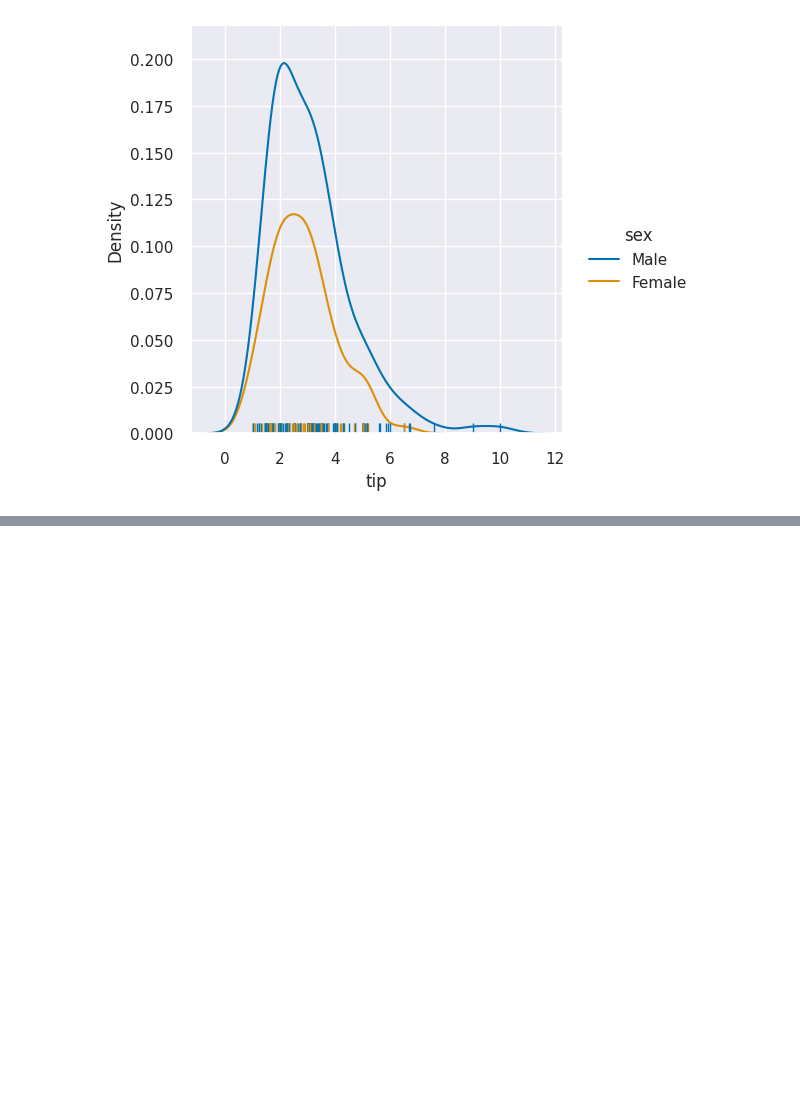
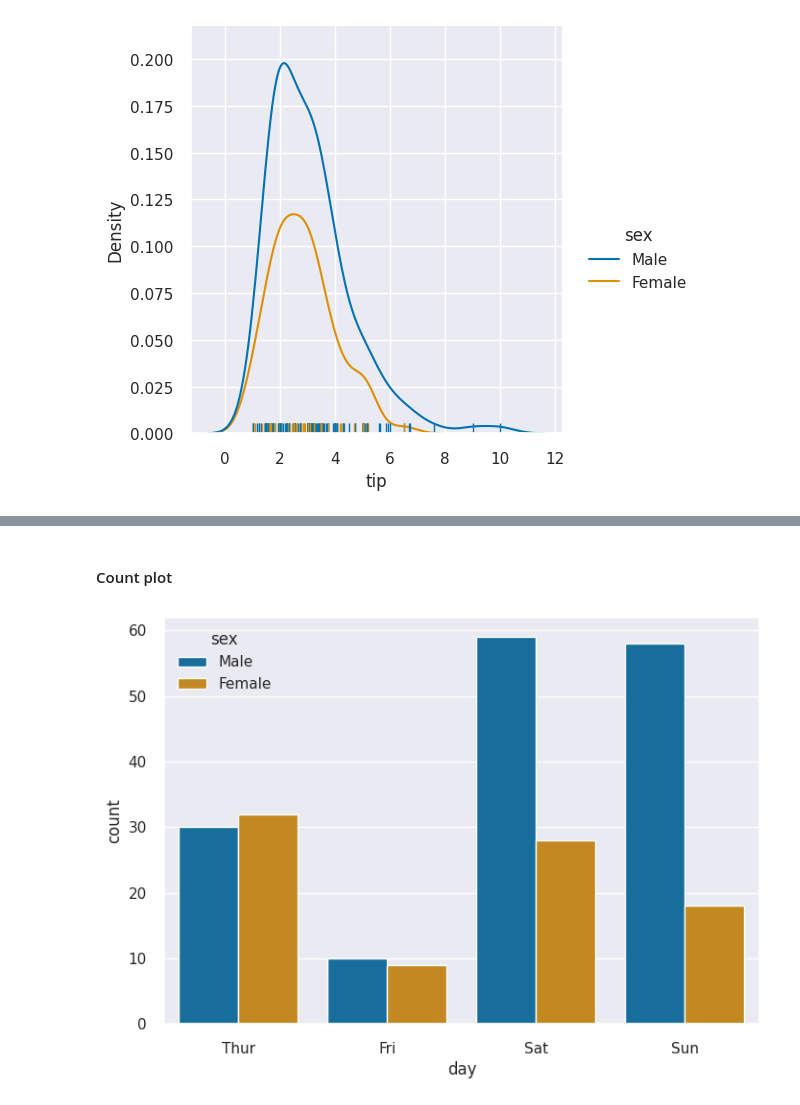
Before and after one commit to M-Alejo/matplot_seaborn, a Jupyter notebook: visualizacion.ipynb, the cells around one changed output, grey strips where cells are left out. Drawn from its saved outputs; the diff is of its cells as text; code cells hidden in the pictures; blank space fills up the shorter version.

Commit message:
Se agrega graficas categoricas  con seabor

```diff
--- a/visualizacion.ipynb
+++ b/visualizacion.ipynb
@@ -911,0 +923,14 @@ plt.show()
+# %% [markdown]
+#### Count plot
+# %%
+# grafica countplot, cuenta cuantos registros de la variable categorica hay
+sns.countplot(
+    data=propinas, # conjunto de datos
+    x='day', # variable a graficar, debe ser categorica
+    hue='sex' # campo de agrupamiento, nombre de columna de conjunto de datos
+)
+
+# mostrar grafica
+plt.show()
+# %% [output]
+[figure, added]
```
Also changed, not shown: parts of 14 cells of this notebook.
